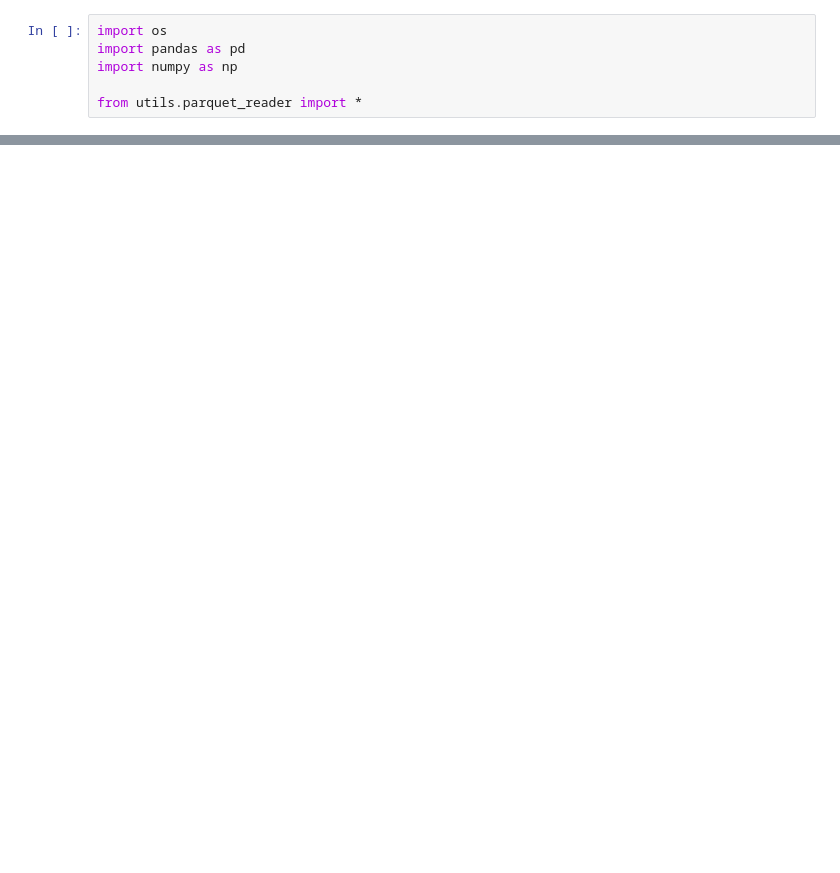
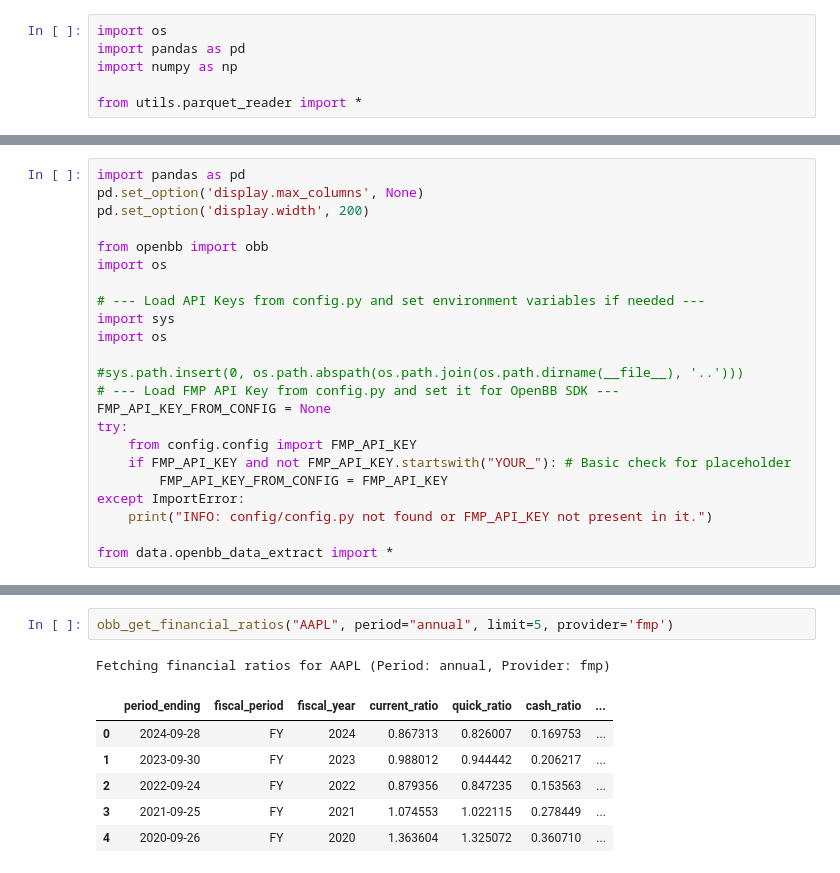
Before and after one commit to alvaroggdesande/stocks_workspace, a Jupyter notebook: inspect_parquet_reader.ipynb, the cells around one changed output, grey strips where cells are left out. Saved outputs shown, nothing was run; the diff lists cells and outputs as text; blank space fills up the shorter version.

Commit message:
changes in data_ingestion, obb_data, parquet_inspector and reader

```diff
--- a/inspect_parquet_reader.ipynb
+++ b/inspect_parquet_reader.ipynb
@@ -58,0 +94,23 @@ File not found: c:\Users\ag\alvaro\git\Stocks\stocks_workspace\project_data\sent
+# %%
+import pandas as pd
+pd.set_option('display.max_columns', None)
+pd.set_option('display.width', 200)
+
+from openbb import obb
+import os
+
+# --- Load API Keys from config.py and set environment variables if needed ---
+import sys
+import os
+
+#sys.path.insert(0, os.path.abspath(os.path.join(os.path.dirname(__file__), '..')))
+# --- Load FMP API Key from config.py and set it for OpenBB SDK ---
+FMP_API_KEY_FROM_CONFIG = None
+try:
+    from config.config import FMP_API_KEY
+    if FMP_API_KEY and not FMP_API_KEY.startswith("YOUR_"): # Basic check for placeholder
+        FMP_API_KEY_FROM_CONFIG = FMP_API_KEY
+except ImportError:
+    print("INFO: config/config.py not found or FMP_API_KEY not present in it.")
+
+from data.openbb_data_extract import *
@@ -58,0 +125,10 @@ File not found: c:\Users\ag\alvaro\git\Stocks\stocks_workspace\project_data\sent
+# %%
+obb_get_financial_ratios("AAPL", period="annual", limit=5, provider='fmp')
+# %% [output]
+Fetching financial ratios for AAPL (Period: annual, Provider: fmp)
+|  | period_ending | fiscal_period | fiscal_year | current_ratio | quick_ratio | cash_ratio | ... |
+| 0 | 2024-09-28 | FY | 2024 | 0.867313 | 0.826007 | 0.169753 | ... |
+| 1 | 2023-09-30 | FY | 2023 | 0.988012 | 0.944442 | 0.206217 | ... |
+| 2 | 2022-09-24 | FY | 2022 | 0.879356 | 0.847235 | 0.153563 | ... |
+| 3 | 2021-09-25 | FY | 2021 | 1.074553 | 1.022115 | 0.278449 | ... |
+| 4 | 2020-09-26 | FY | 2020 | 1.363604 | 1.325072 | 0.360710 | ... |
```
Also changed, not shown: parts of 17 cells of this notebook, 6 other files.
